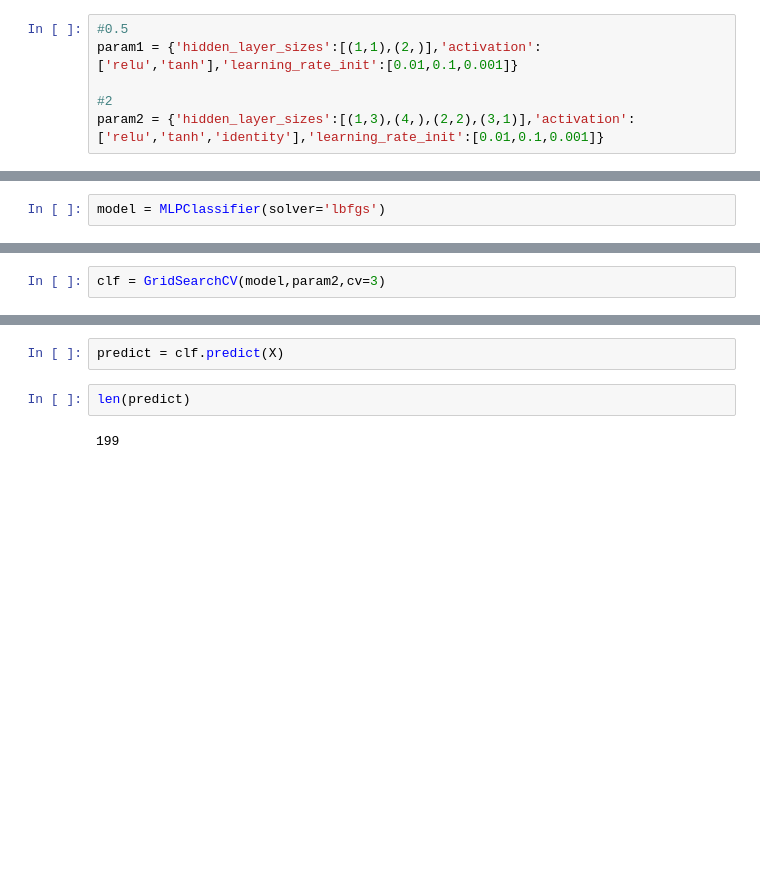
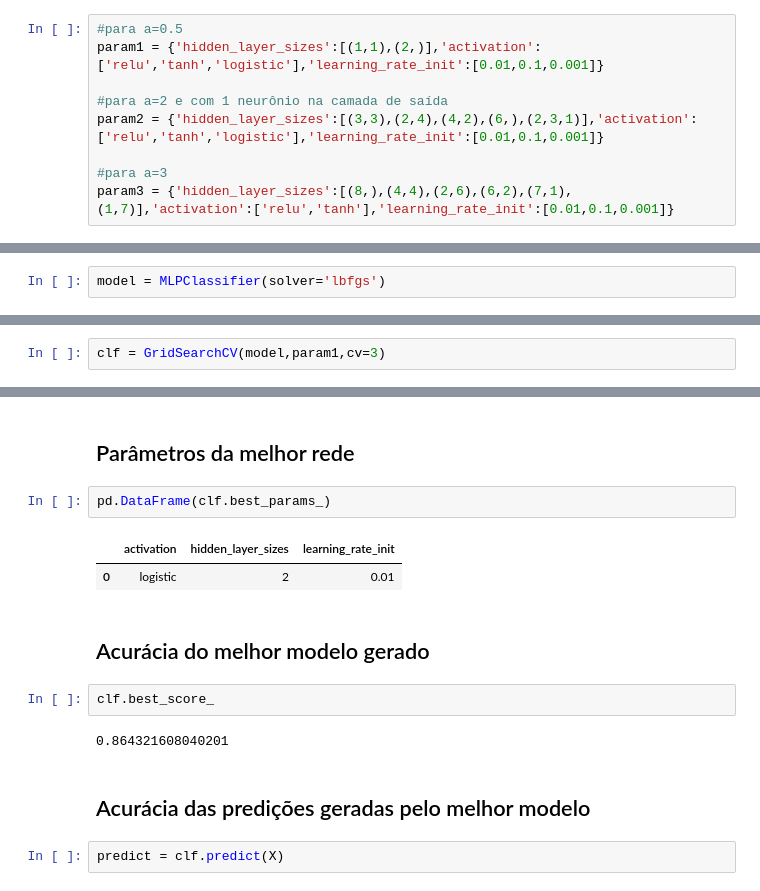
Before and after one commit to jailsonpj/neural_network, a Jupyter notebook: projetos_praticos/projeto-4/projeto pratico 4.ipynb, the cells around one changed output, grey strips where cells are left out. Saved outputs shown, nothing was run; the diff lists cells and outputs as text; blank space fills up the shorter version.

```diff
--- a/projetos_praticos/projeto-4/projeto pratico 4.ipynb
+++ b/projetos_praticos/projeto-4/projeto pratico 4.ipynb
@@ -122,6 +125,9 @@ X.head()
 # %%
-#0.5
-param1 = {'hidden_layer_sizes':[(1,1),(2,)],'activation':['relu','tanh'],'learning_rate_init':[0.01,0.1,0.001]}
+#para a=0.5
+param1 = {'hidden_layer_sizes':[(1,1),(2,)],'activation':['relu','tanh','logistic'],'learning_rate_init':[0.01,0.1,0.001]}
 
-#2
-param2 = {'hidden_layer_sizes':[(1,3),(4,),(2,2),(3,1)],'activation':['relu','tanh','identity'],'learning_rate_init':[0.01,0.1,0.001]}
+#para a=2 e com 1 neurônio na camada de saída
+param2 = {'hidden_layer_sizes':[(3,3),(2,4),(4,2),(6,),(2,3,1)],'activation':['relu','tanh','logistic'],'learning_rate_init':[0.01,0.1,0.001]}
+
+#para a=3
+param3 = {'hidden_layer_sizes':[(8,),(4,4),(2,6),(6,2),(7,1),(1,7)],'activation':['relu','tanh'],'learning_rate_init':[0.01,0.1,0.001]}
@@ -130,5 +142,5 @@ model = MLPClassifier(solver='lbfgs')
 # %%
-clf = GridSearchCV(model,param2,cv=3)
+clf = GridSearchCV(model,param1,cv=3)
 # %%
 clf.fit(X,y)
 # %% [output]
@@ -147,9 +184,20 @@ GridSearchCV(cv=3, error_score='raise',
+# %% [markdown]
+## Parâmetros da melhor rede
+# %%
+pd.DataFrame(clf.best_params_)
+# %% [output]
+|  | activation | hidden_layer_sizes | learning_rate_init |
+| 0 | logistic | 2 | 0.01 |
+# %% [markdown]
+## Acurácia do melhor modelo gerado
+# %%
+clf.best_score_
+# %% [output]
+0.864321608040201
+# %% [markdown]
+## Acurácia das predições geradas pelo melhor modelo
 # %%
 predict = clf.predict(X)
-# %%
-len(predict)
-# %% [output]
-199
 # %%
 accuracy_score(y,predict)
 # %% [output]
```
Also changed, not shown: parts of 52 cells of this notebook.
